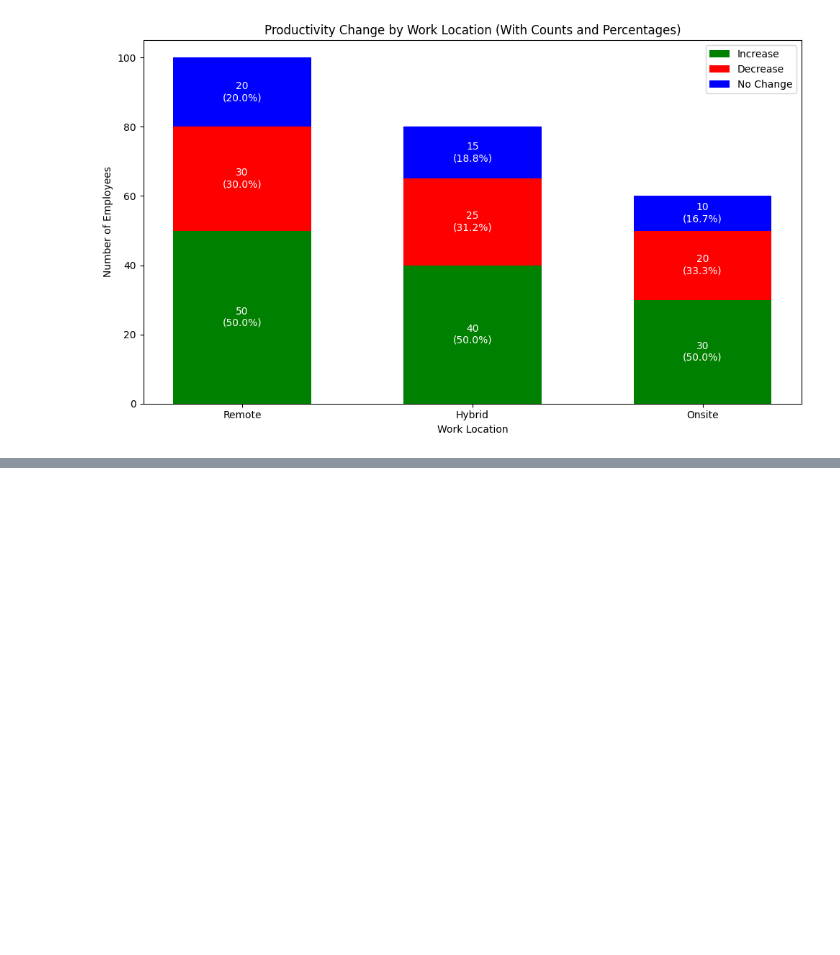
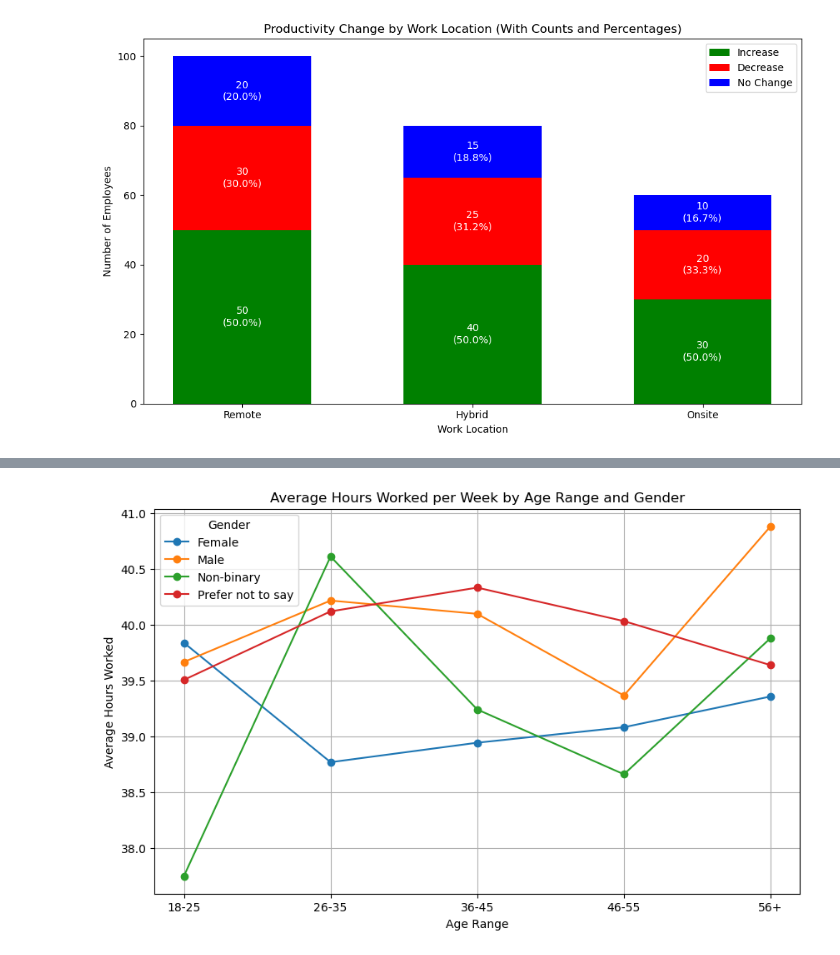
Before and after one commit to faiyted/Project3, a Jupyter notebook: dataset.ipynb, the cells around one changed output, grey strips where cells are left out. Cells and saved outputs as stored; diff of their text form; code cells hidden in the pictures; blank space fills up the shorter version.

```diff
--- a/dataset.ipynb
+++ b/dataset.ipynb
@@ -833,0 +819,39 @@ plt.show()
+# %%
+import matplotlib.pyplot as plt
+from collections import defaultdict
+
+# Execute the aggregation pipeline
+results = collection.aggregate(pipeline)
+
+# Initialize dictionaries to hold data for plotting
+age_ranges = ['18-25', '26-35', '36-45', '46-55', '56+']  # Assuming these are the ranges you defined
+data_by_gender = defaultdict(lambda: [None] * len(age_ranges))  # Placeholder for each gender
+
+# Collect the data from the aggregation results
+for result in results:
+    age_range = result["_id"]["Age_Range"]
+    gender = result["_id"]["Gender"]
+    average_hours = result["average_hours"]
+
+    if age_range in age_ranges:  # Ensure the age range is valid
+        index = age_ranges.index(age_range)
+        data_by_gender[gender][index] = average_hours
+
+# Plotting the data
+plt.figure(figsize=(10, 6))
+
+# Plot line for each gender
+for gender, averages in data_by_gender.items():
+    plt.plot(age_ranges, averages, label=f'{gender}', marker='o')
+
+# Customize the plot
+plt.title('Average Hours Worked per Week by Age Range and Gender')
+plt.xlabel('Age Range')
+plt.ylabel('Average Hours Worked')
+plt.legend(title='Gender')
+plt.grid(True)
+
+# Display the plot
+plt.show()
+# %% [output]
+[figure, added]
```
Also changed, not shown: parts of 32 cells of this notebook.
